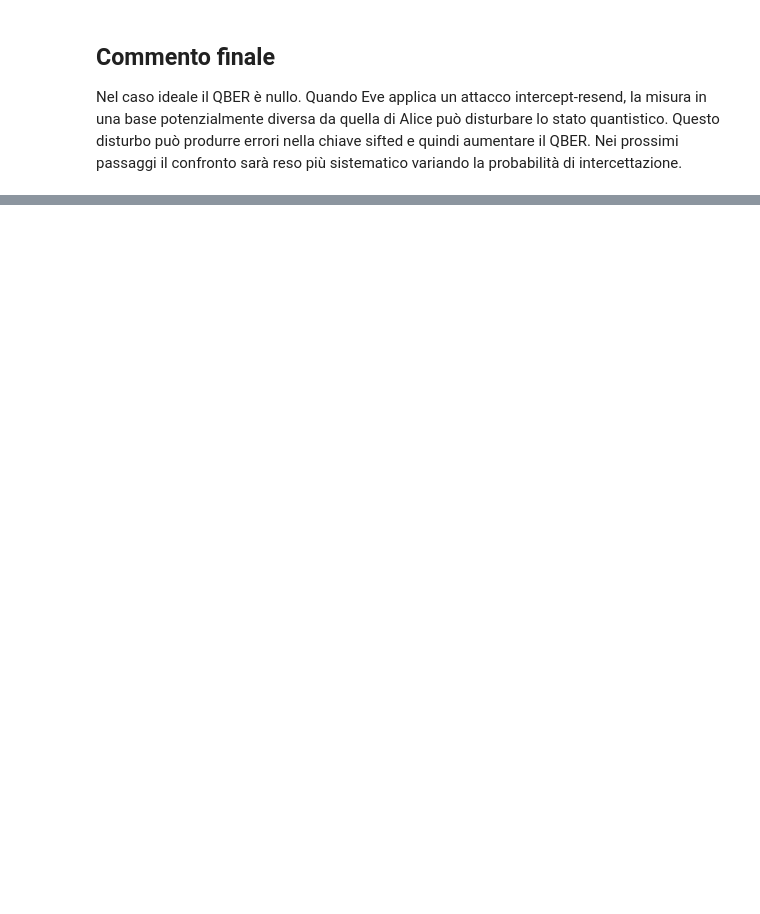
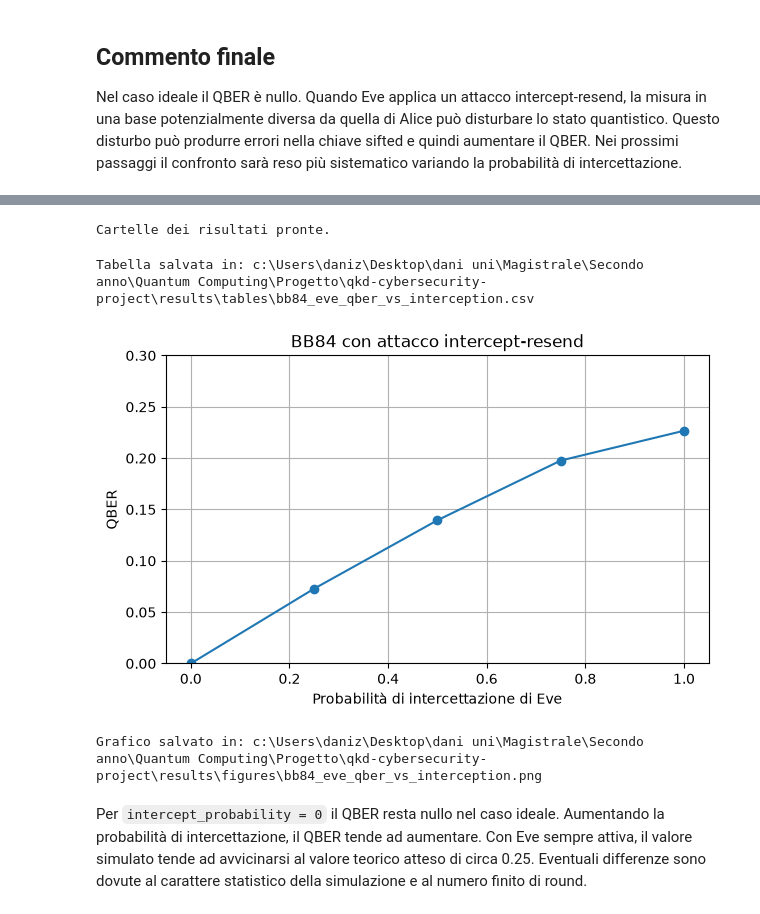
Before and after one commit to danielezpp/qkd-cybersecurity-project, a Jupyter notebook: notebooks/02_bb84_intercept_resend_qber.ipynb, the cells around one changed output, grey strips where cells are left out. Drawn from its saved outputs; the diff is of its cells as text; code cells hidden in the pictures; blank space fills up the shorter version.

Commit message:
BB84 with Eve and QBER analysis

```diff
--- a/notebooks/02_bb84_intercept_resend_qber.ipynb
+++ b/notebooks/02_bb84_intercept_resend_qber.ipynb
@@ -169,0 +195,3 @@ df_with_eve.head(10)
+# %%
+for i in range(10):
+    print(results_with_eve[i])
@@ -173,0 +266,3 @@ Nel caso ideale il QBER è nullo. Quando Eve applica un attacco intercept-resend
+# %%
+qber_df = pd.DataFrame(qber_results)
+qber_df
@@ -173,0 +282,44 @@ Nel caso ideale il QBER è nullo. Quando Eve applica un attacco intercept-resend
+# %%
+from pathlib import Path
+
+tables_dir = project_root / "results" / "tables"
+figures_dir = project_root / "results" / "figures"
+
+tables_dir.mkdir(parents=True, exist_ok=True)
+figures_dir.mkdir(parents=True, exist_ok=True)
+
+print("Cartelle dei risultati pronte.")
+# %% [output]
+Cartelle dei risultati pronte.
+# %%
+table_path = tables_dir / "bb84_eve_qber_vs_interception.csv"
+qber_df.to_csv(table_path, index=False)
+
+print(f"Tabella salvata in: {table_path}")
+# %% [output]
+Tabella salvata in: c:\Users\daniz\Desktop\dani uni\Magistrale\Secondo anno\Quantum Computing\Progetto\qkd-cybersecurity-project\results\tables\bb84_eve_qber_vs_interception.csv
+# %%
+import matplotlib.pyplot as plt
+
+plt.figure(figsize=(7, 4))
+plt.plot(
+    qber_df["intercept_probability"],
+    qber_df["qber"],
+    marker="o",
+)
+plt.xlabel("Probabilità di intercettazione di Eve")
+plt.ylabel("QBER")
+plt.title("BB84 con attacco intercept-resend")
+plt.grid(True)
+plt.ylim(0, max(0.3, qber_df["qber"].max() + 0.05))
+
+figure_path = figures_dir / "bb84_eve_qber_vs_interception.png"
+plt.savefig(figure_path, dpi=300, bbox_inches="tight")
+plt.show()
+
+print(f"Grafico salvato in: {figure_path}")
+# %% [output]
+[figure, added]
+Grafico salvato in: c:\Users\daniz\Desktop\dani uni\Magistrale\Secondo anno\Quantum Computing\Progetto\qkd-cybersecurity-project\results\figures\bb84_eve_qber_vs_interception.png
+# %% [markdown]
+Per `intercept_probability = 0` il QBER resta nullo nel caso ideale. Aumentando la probabilità di intercettazione, il QBER tende ad aumentare. Con Eve sempre attiva, il valore simulato tende ad avvicinarsi al valore teorico atteso di circa 0.25. Eventuali differenze sono dovute al carattere statistico della simulazione e al numero finito di round.
```
Also changed, not shown: parts of 19 cells of this notebook, 2 other files.
